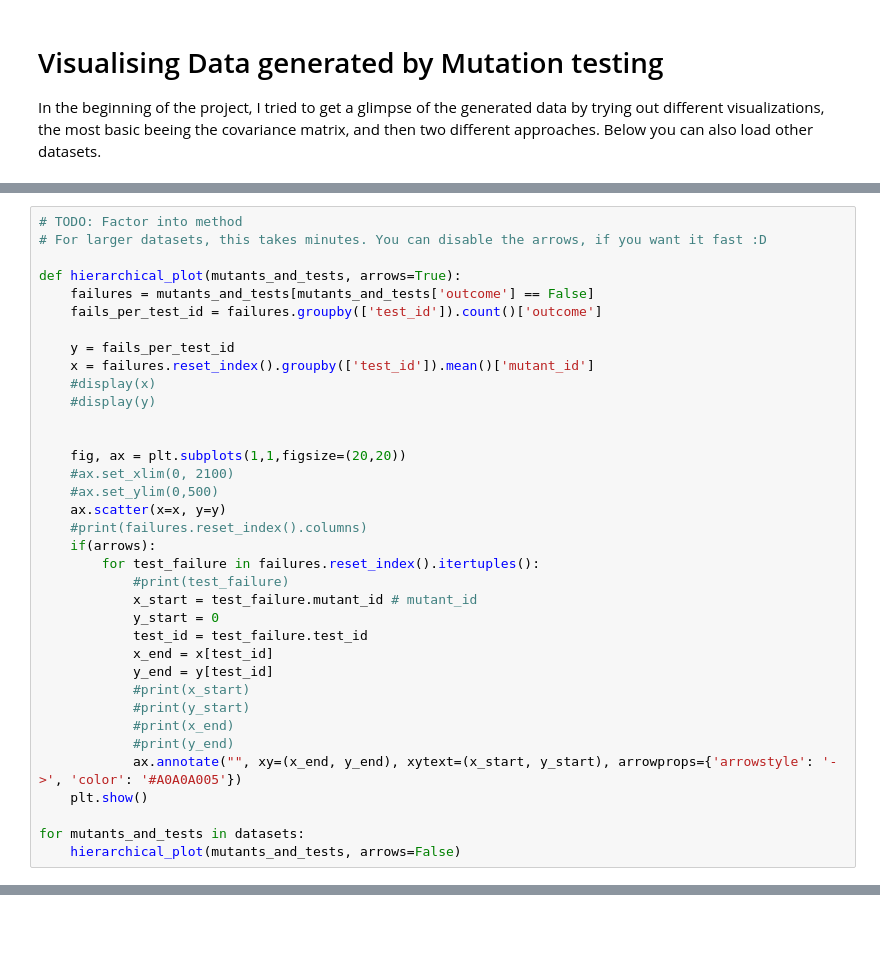
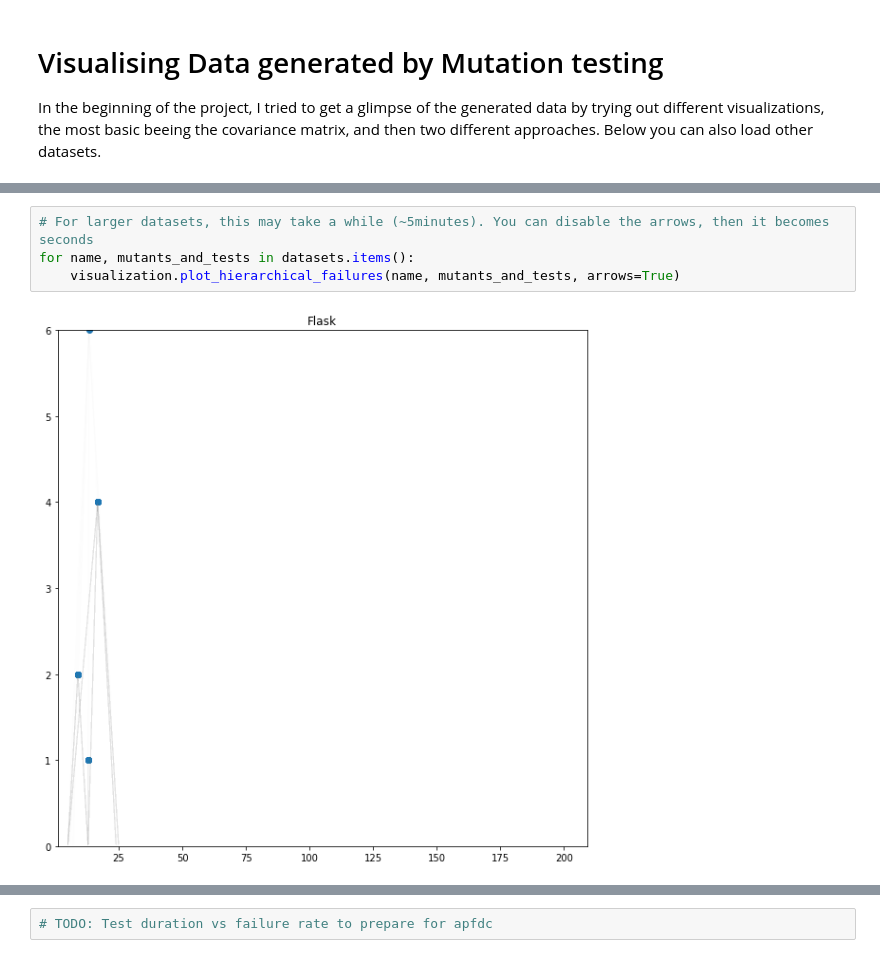
Before and after one commit to XPerianer/CRM20_How_does_software_break, a Jupyter notebook: Data_Analysis.ipynb, the cells around one changed output, grey strips where cells are left out. Saved outputs shown, nothing was run; the diff lists cells and outputs as text; blank space fills up the shorter version.

```diff
--- a/Data_Analysis.ipynb
+++ b/Data_Analysis.ipynb
@@ -110,36 +90,0 @@ plt.show()
-# %%
-# TODO: Factor into method
-# For larger datasets, this takes minutes. You can disable the arrows, if you want it fast :D
-
-def hierarchical_plot(mutants_and_tests, arrows=True):
-    failures = mutants_and_tests[mutants_and_tests['outcome'] == False]
-    fails_per_test_id = failures.groupby(['test_id']).count()['outcome']
-
-    y = fails_per_test_id
-    x = failures.reset_index().groupby(['test_id']).mean()['mutant_id']
-    #display(x)
-    #display(y)
-
-
-    fig, ax = plt.subplots(1,1,figsize=(20,20))
-    #ax.set_xlim(0, 2100)
-    #ax.set_ylim(0,500)
-    ax.scatter(x=x, y=y)
-    #print(failures.reset_index().columns)
-    if(arrows):
-        for test_failure in failures.reset_index().itertuples():
-            #print(test_failure)
-            x_start = test_failure.mutant_id # mutant_id
-            y_start = 0
-            test_id = test_failure.test_id
-            x_end = x[test_id]
-            y_end = y[test_id]
-            #print(x_start)
-            #print(y_start)
-            #print(x_end)
-            #print(y_end)
-            ax.annotate("", xy=(x_end, y_end), xytext=(x_start, y_start), arrowprops={'arrowstyle': '->', 'color': '#A0A0A005'})
-    plt.show()
-
-for mutants_and_tests in datasets:
-    hierarchical_plot(mutants_and_tests, arrows=False)
@@ -150,0 +91,6 @@ for mutants_and_tests in datasets:
+# %%
+# For larger datasets, this may take a while (~5minutes). You can disable the arrows, then it becomes seconds
+for name, mutants_and_tests in datasets.items():
+    visualization.plot_hierarchical_failures(name, mutants_and_tests, arrows=True)
+# %% [output]
+[figure, added]
@@ -150,0 +100,2 @@ for mutants_and_tests in datasets:
+# %%
+# TODO: Test duration vs failure rate to prepare for apfdc
```
Also changed, not shown: parts of 14 cells of this notebook, 6 other files.
